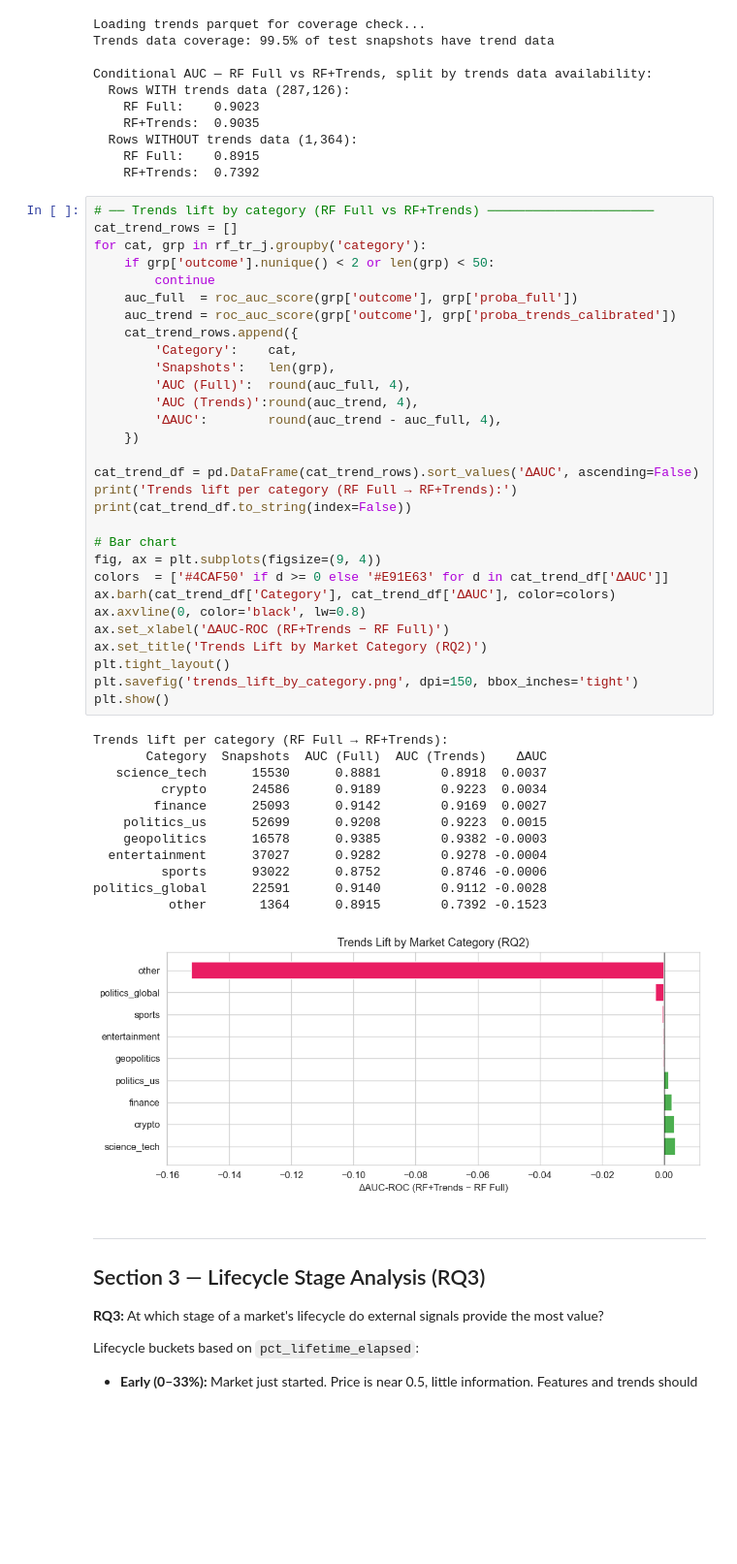
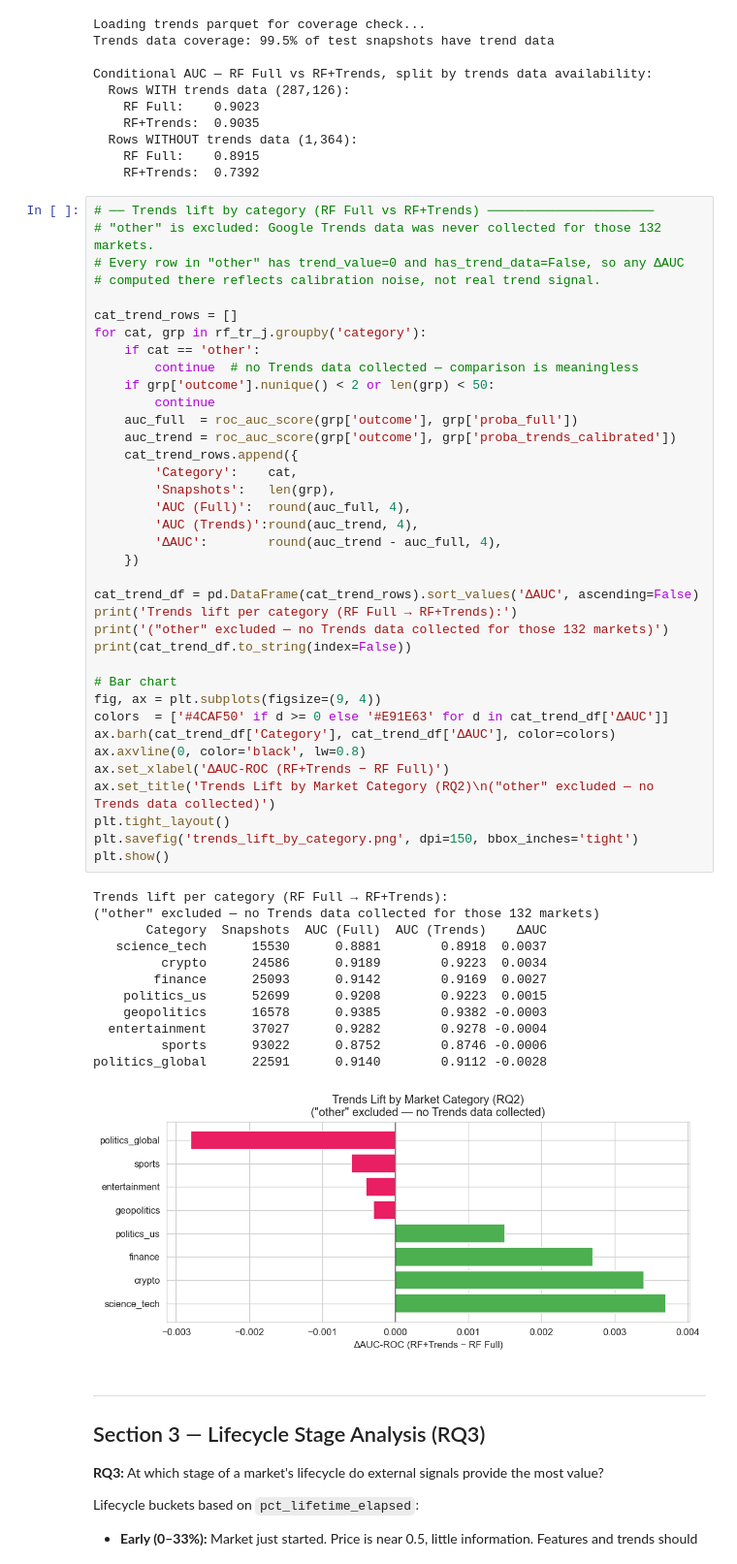
Before and after one commit to Hector-TB/predicting-prediction-markets, a Jupyter notebook: analysis/analysis.ipynb, the cells around one changed output. Shown at 97% size. Drawn from its saved outputs; the diff is of its cells as text; blank space fills up the shorter version.

```diff
--- a/analysis/analysis.ipynb
+++ b/analysis/analysis.ipynb
@@ -381,8 +381,14 @@ Conditional AUC — RF Full vs RF+Trends, split by trends data availability:
     RF+Trends:  0.7392
 # %%
 # ── Trends lift by category (RF Full vs RF+Trends) ──────────────────────
+# "other" is excluded: Google Trends data was never collected for those 132 markets.
+# Every row in "other" has trend_value=0 and has_trend_data=False, so any ΔAUC
+# computed there reflects calibration noise, not real trend signal.
+
 cat_trend_rows = []
 for cat, grp in rf_tr_j.groupby('category'):
+    if cat == 'other':
+        continue  # no Trends data collected — comparison is meaningless
     if grp['outcome'].nunique() < 2 or len(grp) < 50:
         continue
     auc_full  = roc_auc_score(grp['outcome'], grp['proba_full'])
@@ -392,36 +398,37 @@ for cat, grp in rf_tr_j.groupby('category'):
         'Snapshots':   len(grp),
         'AUC (Full)':  round(auc_full, 4),
         'AUC (Trends)':round(auc_trend, 4),
         'ΔAUC':        round(auc_trend - auc_full, 4),
     })
 
 cat_trend_df = pd.DataFrame(cat_trend_rows).sort_values('ΔAUC', ascending=False)
 print('Trends lift per category (RF Full → RF+Trends):')
+print('("other" excluded — no Trends data collected for those 132 markets)')
 print(cat_trend_df.to_string(index=False))
 
 # Bar chart
 fig, ax = plt.subplots(figsize=(9, 4))
 colors  = ['#4CAF50' if d >= 0 else '#E91E63' for d in cat_trend_df['ΔAUC']]
 ax.barh(cat_trend_df['Category'], cat_trend_df['ΔAUC'], color=colors)
 ax.axvline(0, color='black', lw=0.8)
 ax.set_xlabel('ΔAUC-ROC (RF+Trends − RF Full)')
-ax.set_title('Trends Lift by Market Category (RQ2)')
+ax.set_title('Trends Lift by Market Category (RQ2)\n("other" excluded — no Trends data collected)')
 plt.tight_layout()
 plt.savefig('trends_lift_by_category.png', dpi=150, bbox_inches='tight')
 plt.show()
 # %% [output]
 Trends lift per category (RF Full → RF+Trends):
+("other" excluded — no Trends data collected for those 132 markets)
        Category  Snapshots  AUC (Full)  AUC (Trends)    ΔAUC
    science_tech      15530      0.8881        0.8918  0.0037
          crypto      24586      0.9189        0.9223  0.0034
         finance      25093      0.9142        0.9169  0.0027
     politics_us      52699      0.9208        0.9223  0.0015
     geopolitics      16578      0.9385        0.9382 -0.0003
   entertainment      37027      0.9282        0.9278 -0.0004
          sports      93022      0.8752        0.8746 -0.0006
 politics_global      22591      0.9140        0.9112 -0.0028
-          other       1364      0.8915        0.7392 -0.1523
-[figure, old version]
+[figure, new version]
 # %% [markdown]
 ---
 ## Section 3 — Lifecycle Stage Analysis (RQ3)
```
Also changed, not shown: parts of 3 cells of this notebook, 2 other files.
